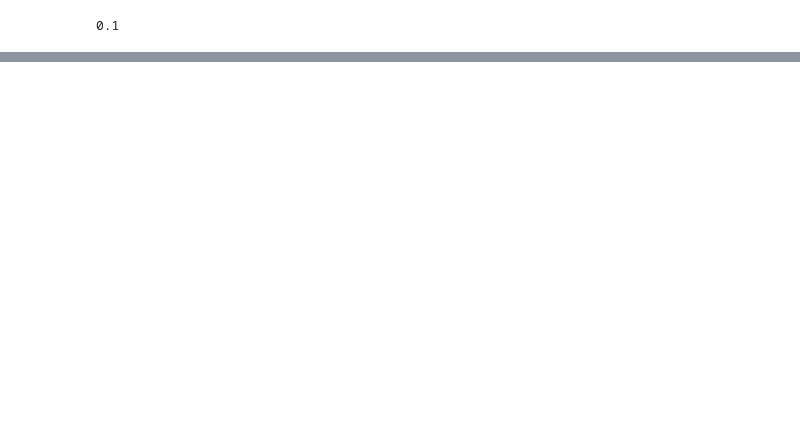
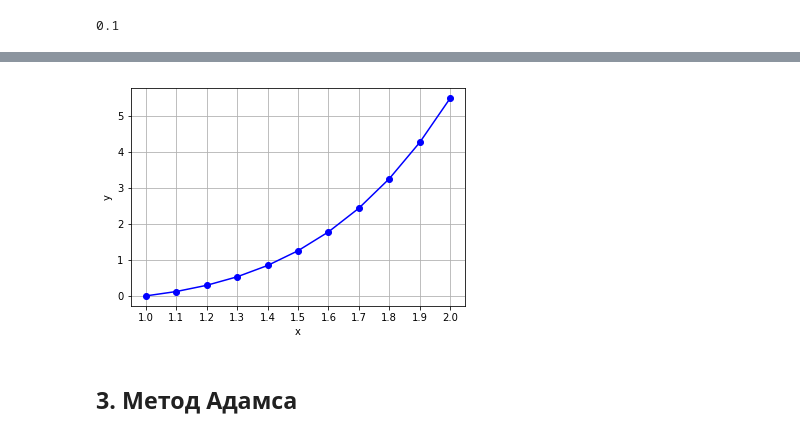
Before and after one commit to gurmaaan/MathForDImas, a Jupyter notebook: Booter.ipynb, the cells around one changed output, grey strips where cells are left out. Cells and saved outputs as stored; diff of their text form; code cells hidden in the pictures; blank space fills up the shorter version.

```diff
--- a/Booter.ipynb
+++ b/Booter.ipynb
@@ -47,0 +93,25 @@ pd.DataFrame(data)
+# %%
+runge = defaultdict(list)
+# %%
+runge["x"].append(x0)
+runge["y"].append(y0)
+# %%
+x = x0
+
+while x <= b:
+    x = runge["x"][-1]
+    y = runge["y"][-1]
+
+    k0 = f(x, y)
+    k1 = f(x + h/2, y + h*(k0/2))
+    k2 = f(x + h/2, y + h*(k1/2))
+    k3 = f(x+h, y + h*k2)
+
+    y = y + h * ( (k0 + 2*(k1+k2) + k3)/6 )
+    x = x + h
+
+    runge["x"].append(x)
+    runge["y"].append(y)
+# %%
+rdf = pd.DataFrame(runge)
+rdf
@@ -47,0 +131,6 @@ pd.DataFrame(data)
+# %%
+plot(rdf)
+# %% [output]
+[figure, added]
+# %% [markdown]
+## 3. Метод Адамса
```
Also changed, not shown: parts of 27 cells of this notebook.
